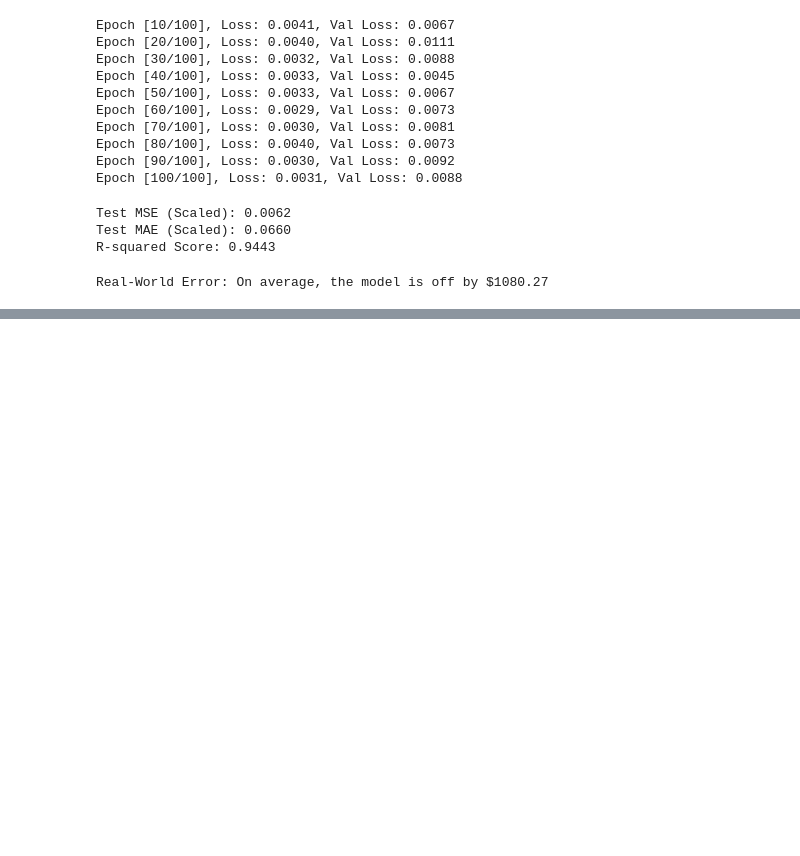
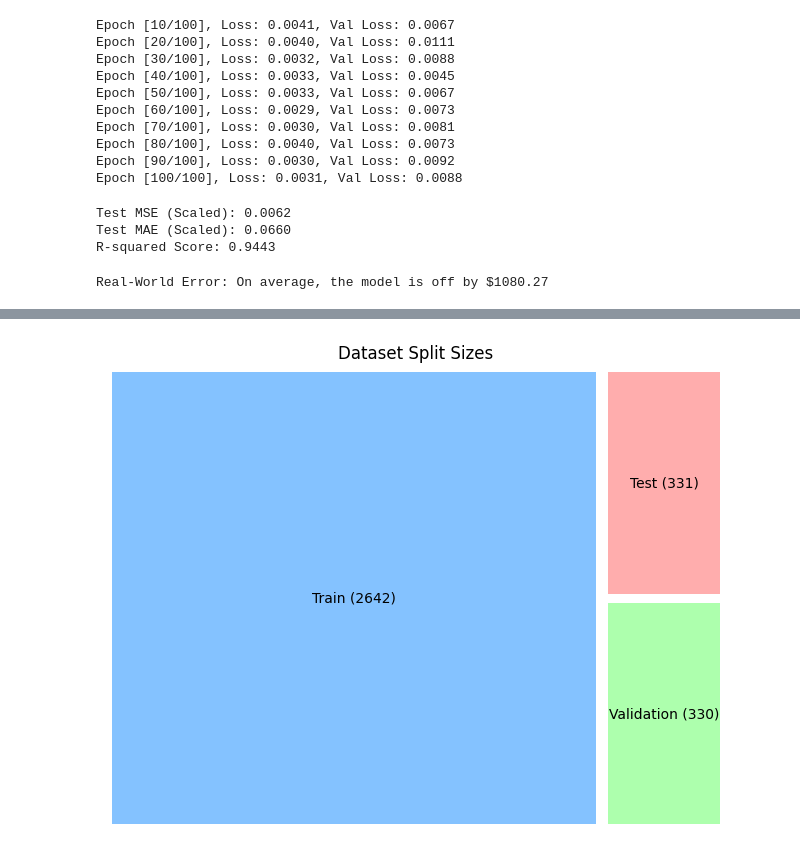
Before and after one commit to archeq/bitcoin-prices, a Jupyter notebook: bitcoin_prices.ipynb, the cells around one changed output, grey strips where cells are left out. Drawn from its saved outputs; the diff is of its cells as text; code cells hidden in the pictures; blank space fills up the shorter version.

```diff
--- a/bitcoin_prices.ipynb
+++ b/bitcoin_prices.ipynb
@@ -211,0 +227,18 @@ Real-World Error: On average, the model is off by $1080.27
+# %%
+import squarify
+
+sizes = [len(train_df), len(val_df), len(test_df)]
+
+labels = [f'Train ({len(train_df)})', f'Validation ({len(val_df)})', f'Test ({len(test_df)})']
+
+colors = ['#66b3ff', '#99ff99', '#ff9999']
+
+plt.figure(figsize=(8, 6))
+
+squarify.plot(sizes=sizes, label=labels, color=colors, alpha=0.8, pad=True)
+
+plt.title("Dataset Split Sizes")
+plt.axis('off')
+plt.show()
+# %% [output]
+[figure, added]
```
Also changed, not shown: parts of 3 cells of this notebook.
